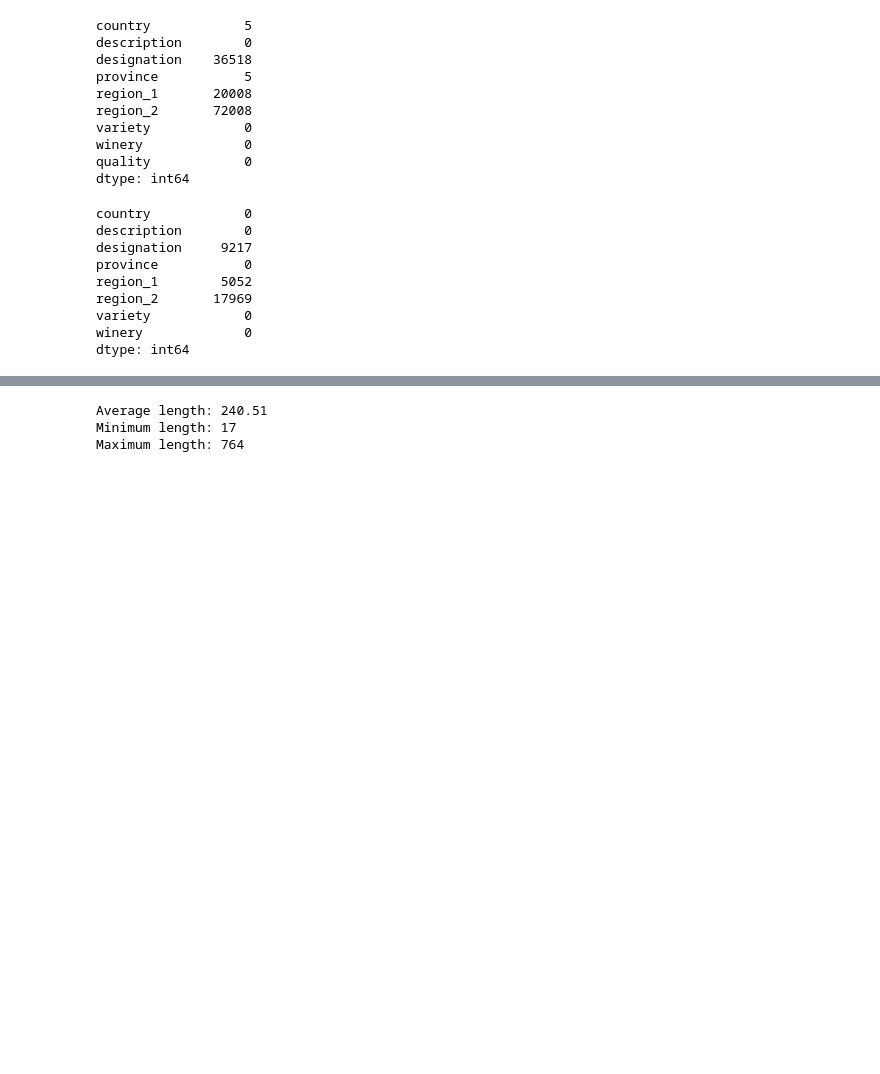
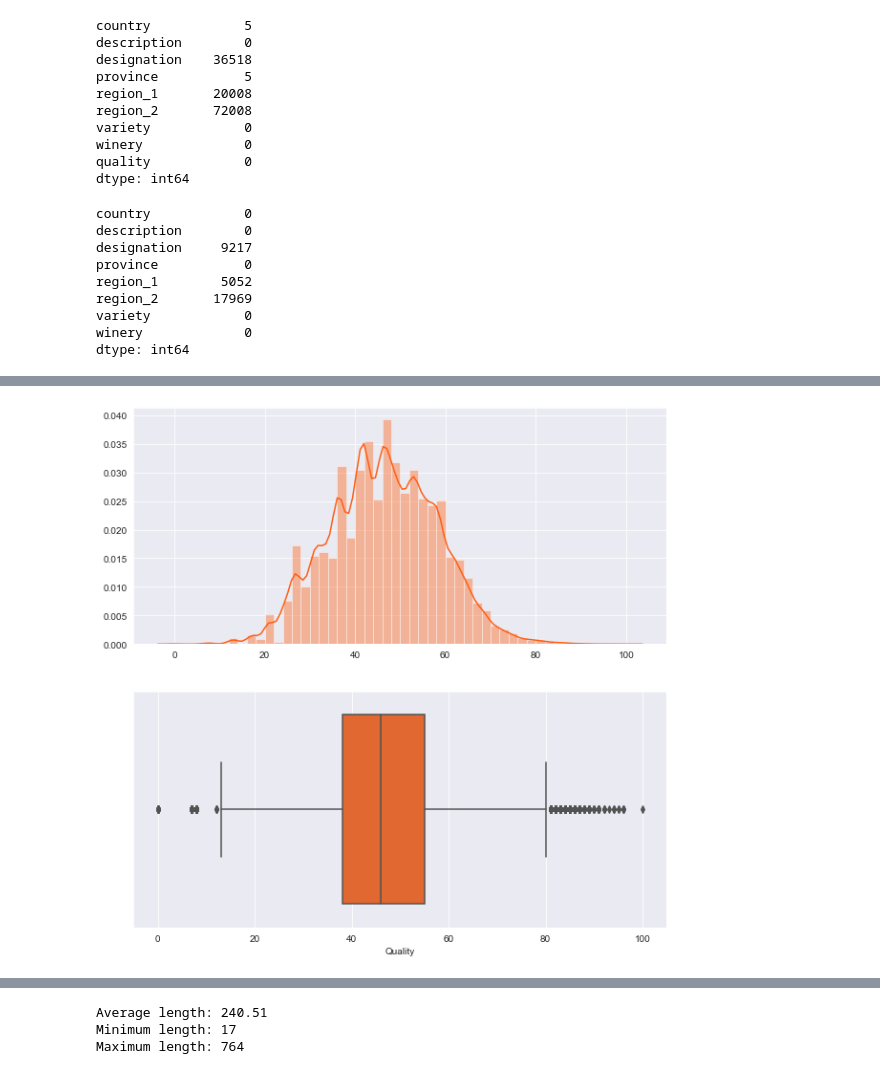
Before and after one commit to francescodisalvo05/wine-quality-prediction, a Jupyter notebook: EDA.ipynb, the cells around one changed output, grey strips where cells are left out. Drawn from its saved outputs; the diff is of its cells as text; code cells hidden in the pictures; blank space fills up the shorter version.

```diff
--- a/EDA.ipynb
+++ b/EDA.ipynb
@@ -325,0 +123,14 @@ unique values: 85005
+# %%
+################################
+## Distribution and outliers
+################################
+
+fig, ax = plt.subplots(2,1,figsize=(10, 10))
+sns.distplot(X_dev["quality"],color="#ff5e13", ax=ax[0])
+sns.boxplot(X_dev['quality'], color="#ff5e13",ax=ax[1])
+ax[0].set_xlabel("")
+ax[1].set_xlabel("Quality")
+
+plt.savefig("quality_image.svg", format="svg" )
+# %% [output]
+[figure, added]
```
Also changed, not shown: parts of 46 cells of this notebook.
